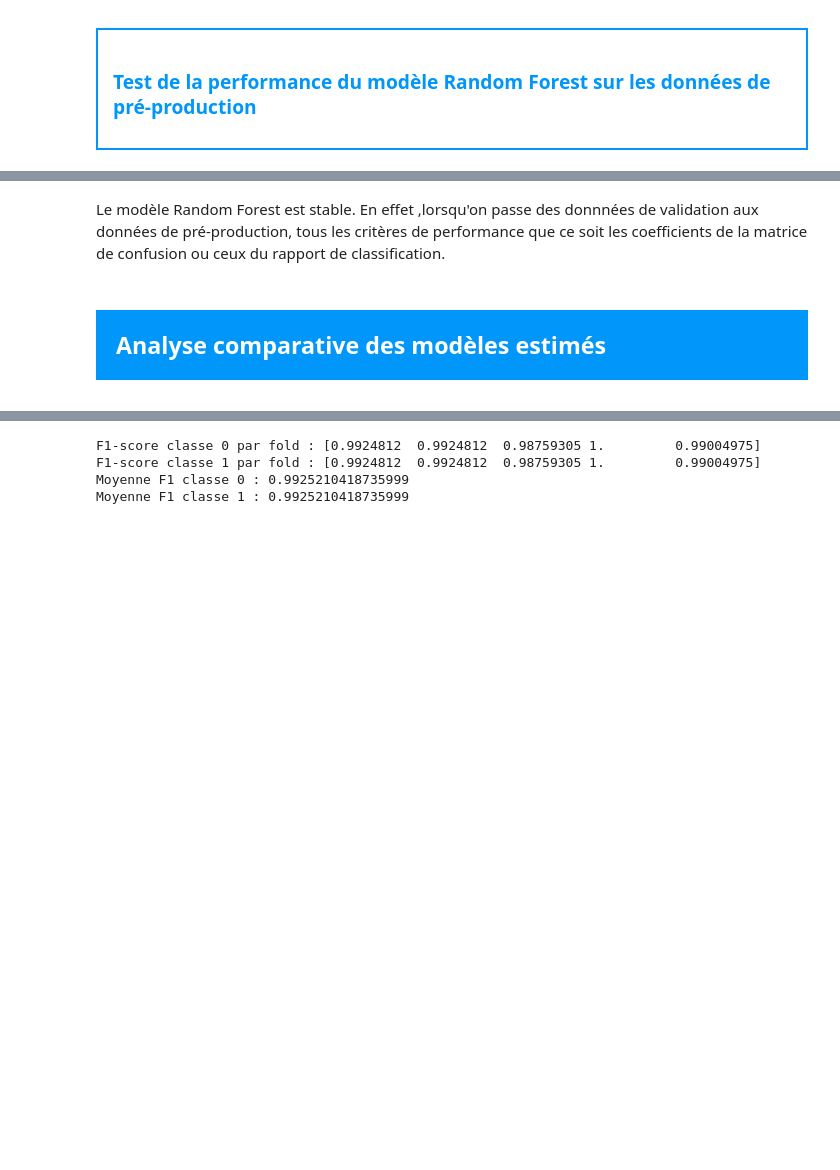
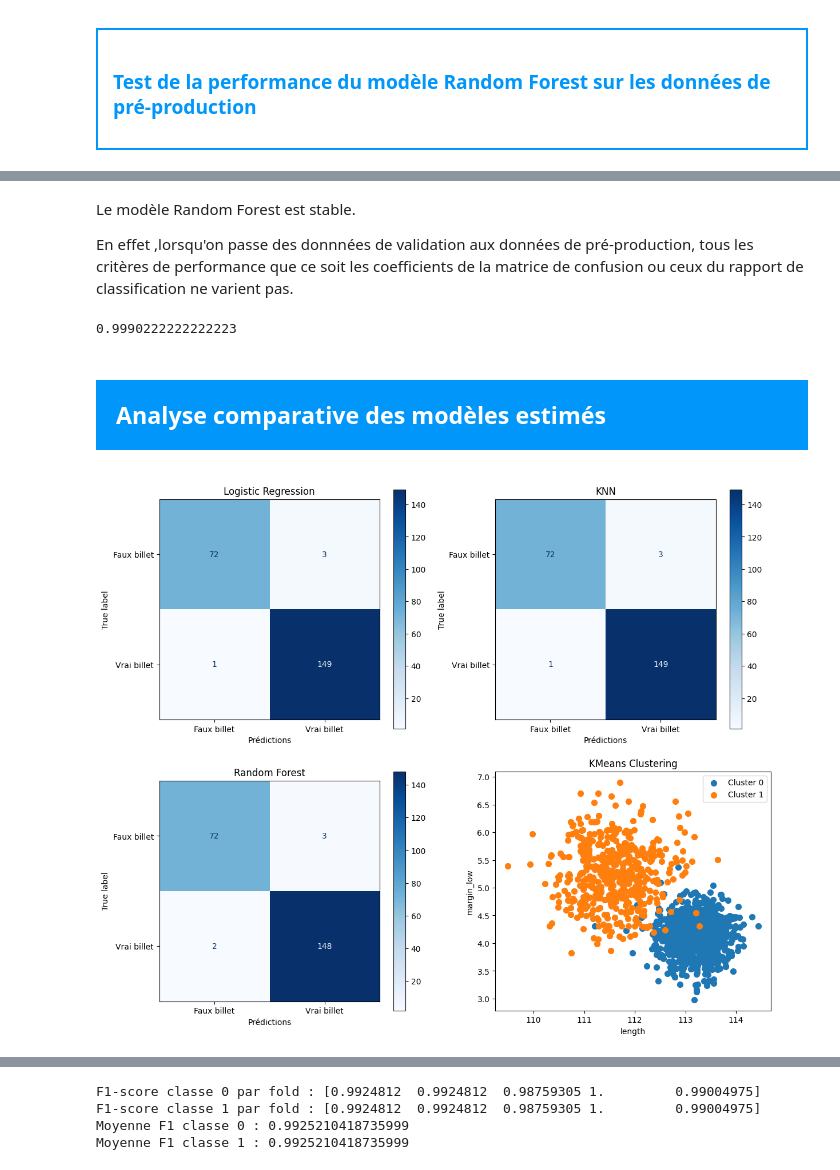
Before and after one commit to Mozart28/detection-faux-billets-api, a Jupyter notebook: Détection_faux_billets-3.ipynb 22-07-41-273.ipynb, the cells around one changed output, grey strips where cells are left out. Drawn from its saved outputs; the diff is of its cells as text; code cells hidden in the pictures; blank space fills up the shorter version.

```diff
--- a/Détection_faux_billets-3.ipynb 22-07-41-273.ipynb
+++ b/Détection_faux_billets-3.ipynb 22-07-41-273.ipynb
@@ -467,8 +501,8 @@ weighted avg       0.99      0.99      0.99      1050
 # %%
 # Predictions
 
-y_pred_log = pipeline_log.predict(X_val_final)
-y_pred_proba_log = pipeline_log.predict_proba(X_val_final)[:,1]
+y_pred_log_val = pipeline_log.predict(X_val_final)
+y_pred_proba_log_val = pipeline_log.predict_proba(X_val_final)[:,1]
 # %%
 # metrics
 
@@ -864,9 +837,55 @@ accuracy :
 auc_roc:
  0.9995555555555555
 # %% [markdown]
-Le modèle Random Forest est  stable. En effet ,lorsqu'on passe des donnnées de validation aux données de pré-production,
-tous les critères de performance que ce soit les coefficients de la matrice de confusion ou ceux du rapport de classification.
+Le modèle Random Forest est  stable.
+
+ En effet ,lorsqu'on passe des donnnées de validation aux données de pré-production,
+tous les critères de performance que ce soit les coefficients de la matrice de confusion ou ceux du rapport de classification ne varient pas.
+# %%
+auc_roc_test_rf= roc_auc_score(y_val,y_pred_proba_rf)
+print(auc_roc_test)
+# %% [output]
+0.9990222222222223
 # %% [markdown]
 <div style="background-color: RGB(0,150,250);" >
 <h2 style="margin: auto; padding: 20px; color:#fff; "> Analyse comparative des modèles estimés</h2>
 </div>
+# %%
+from sklearn.metrics import ConfusionMatrixDisplay
+
+models = {
+    "Logistic Regression": y_pred_log_val,
+    "KNN": y_pred_knn,
+    "Random Forest": y_pred_rf,
+}
+
+# Création d'une figure avec 2x2 subplots
+fig, axes = plt.subplots(2, 2, figsize=(12, 10))
+axes = axes.flatten()
+
+# Affichage des matrices de confusion
+for i, (name, y_pred) in enumerate(models.items()):
+    cm = confusion_matrix(y_val, y_pred)
+    disp = ConfusionMatrixDisplay(confusion_matrix=cm, display_labels=["Faux billet", "Vrai billet"])
+    disp.plot(ax=axes[i], cmap="Blues", values_format='d')
+    axes[i].set_title(f"{name}")
+    axes[i].set_xlabel("Prédictions")
+
+# Scatterplot avec légende par cluster
+for cluster in np.unique(y_clusters):
+    axes[3].scatter(
+        X_kmeans["length"][y_clusters == cluster],
+        X_kmeans["margin_low"][y_clusters == cluster],
+        label=f"Cluster {cluster}",
+        s=50
+    )
+
+axes[3].set_xlabel("length")
+axes[3].set_ylabel("margin_low")
+axes[3].set_title("KMeans Clustering")
+axes[3].legend()
+
+plt.tight_layout()
+plt.show()
+# %% [output]
+[figure, added]
```
Also changed, not shown: parts of 60 cells of this notebook, 2 other files.
